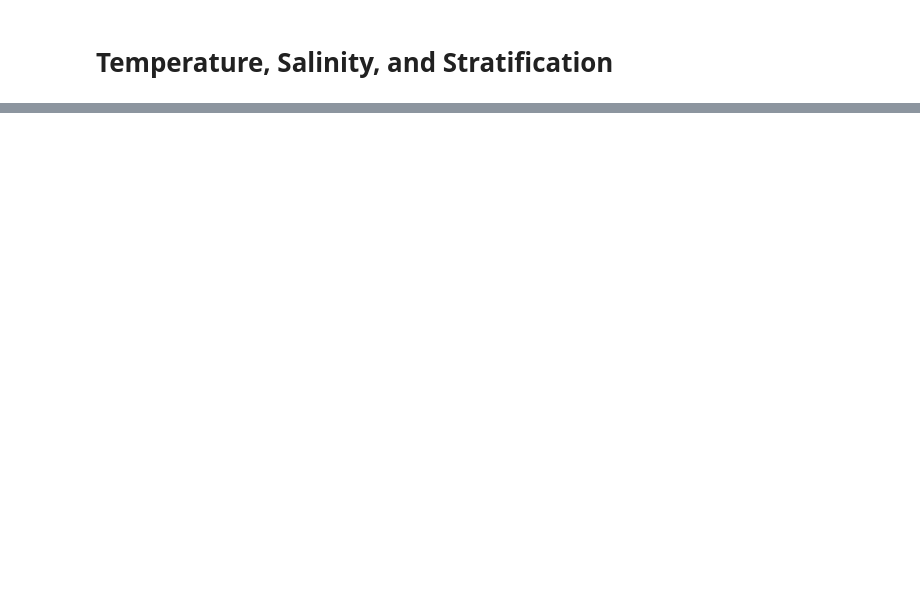
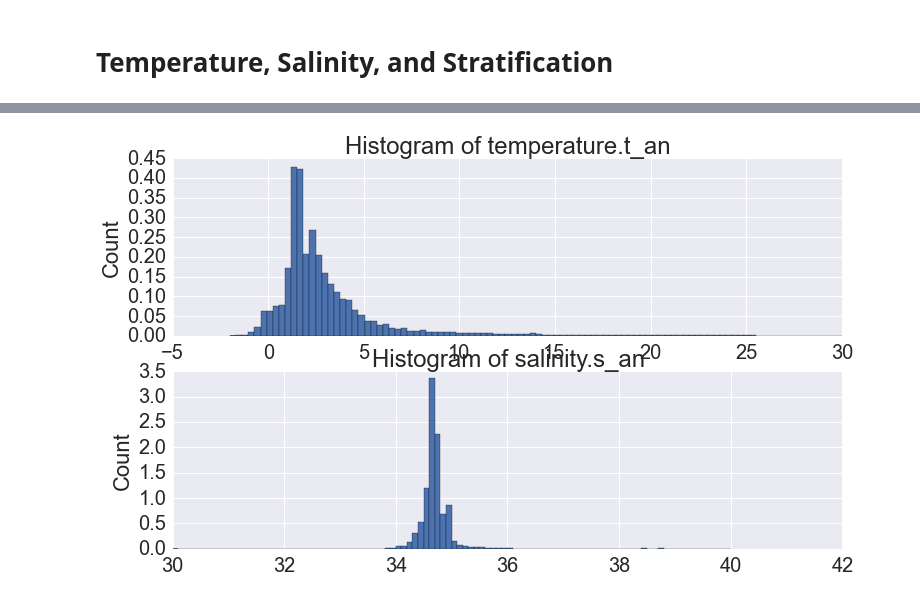
Before and after one commit to rabernat/intro_to_physical_oceanography, a Jupyter notebook: lectures/03_ocean_temperature_salinity_stratification.ipynb, the cells around one changed output, grey strips where cells are left out. Drawn from its saved outputs; the diff is of its cells as text; code cells hidden in the pictures; blank space fills up the shorter version.

```diff
--- a/lectures/03_ocean_temperature_salinity_stratification.ipynb
+++ b/lectures/03_ocean_temperature_salinity_stratification.ipynb
@@ -74,3 +78,7 @@ s.plot.hist(bins=100, ax=ax2,
+# %%
+fig
+# %% [output]
+[figure, added]
 # %%
 from matplotlib.colors import LogNorm
 plt.hexbin(s.values.ravel(), t.values.ravel(),
```
Also changed, not shown: parts of 10 cells of this notebook.
